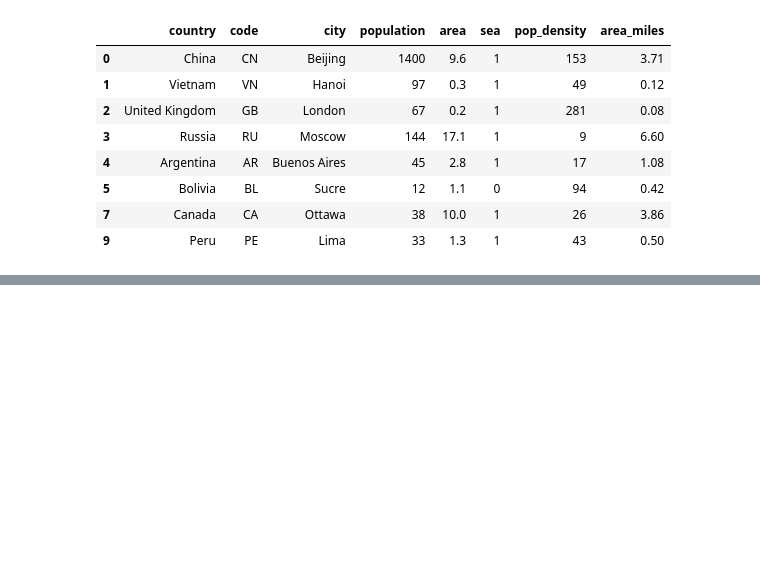
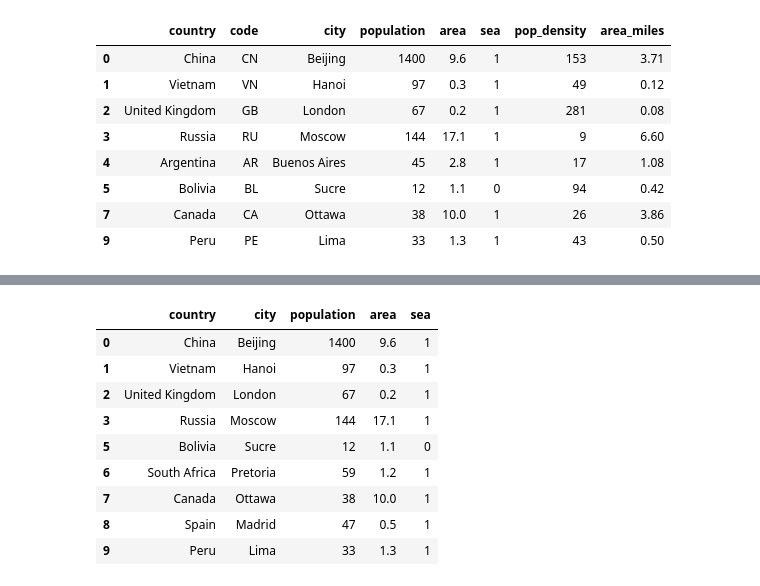
Before and after one commit to ShaidulinAndrew/Pandas_classes, a Jupyter notebook: Pandas2_makarov.ipynb, the cells around one changed output, grey strips where cells are left out. Saved outputs shown, nothing was run; the diff lists cells and outputs as text; code cells hidden in the pictures; blank space fills up the shorter version.

Commit message:
add delete columns

```diff
--- a/Pandas2_makarov.ipynb
+++ b/Pandas2_makarov.ipynb
@@ -510,0 +571,16 @@ countries.drop(index = countries.index[-4::2])
+# %%
+# удалим пятую строку и несколько столбцов и сохраним изменения
+countries.drop(index = 4, inplace = True)
+countries.drop(columns = ['code', 'pop_density', 'area_miles'], inplace = True)
+countries
+# %% [output]
+|  | country | city | population | area | sea |
+| 0 | China | Beijing | 1400 | 9.6 | 1 |
+| 1 | Vietnam | Hanoi | 97 | 0.3 | 1 |
+| 2 | United Kingdom | London | 67 | 0.2 | 1 |
+| 3 | Russia | Moscow | 144 | 17.1 | 1 |
+| 5 | Bolivia | Sucre | 12 | 1.1 | 0 |
+| 6 | South Africa | Pretoria | 59 | 1.2 | 1 |
+| 7 | Canada | Ottawa | 38 | 10.0 | 1 |
+| 8 | Spain | Madrid | 47 | 0.5 | 1 |
+| 9 | Peru | Lima | 33 | 1.3 | 1 |
```
Also changed, not shown: parts of 5 cells of this notebook.
